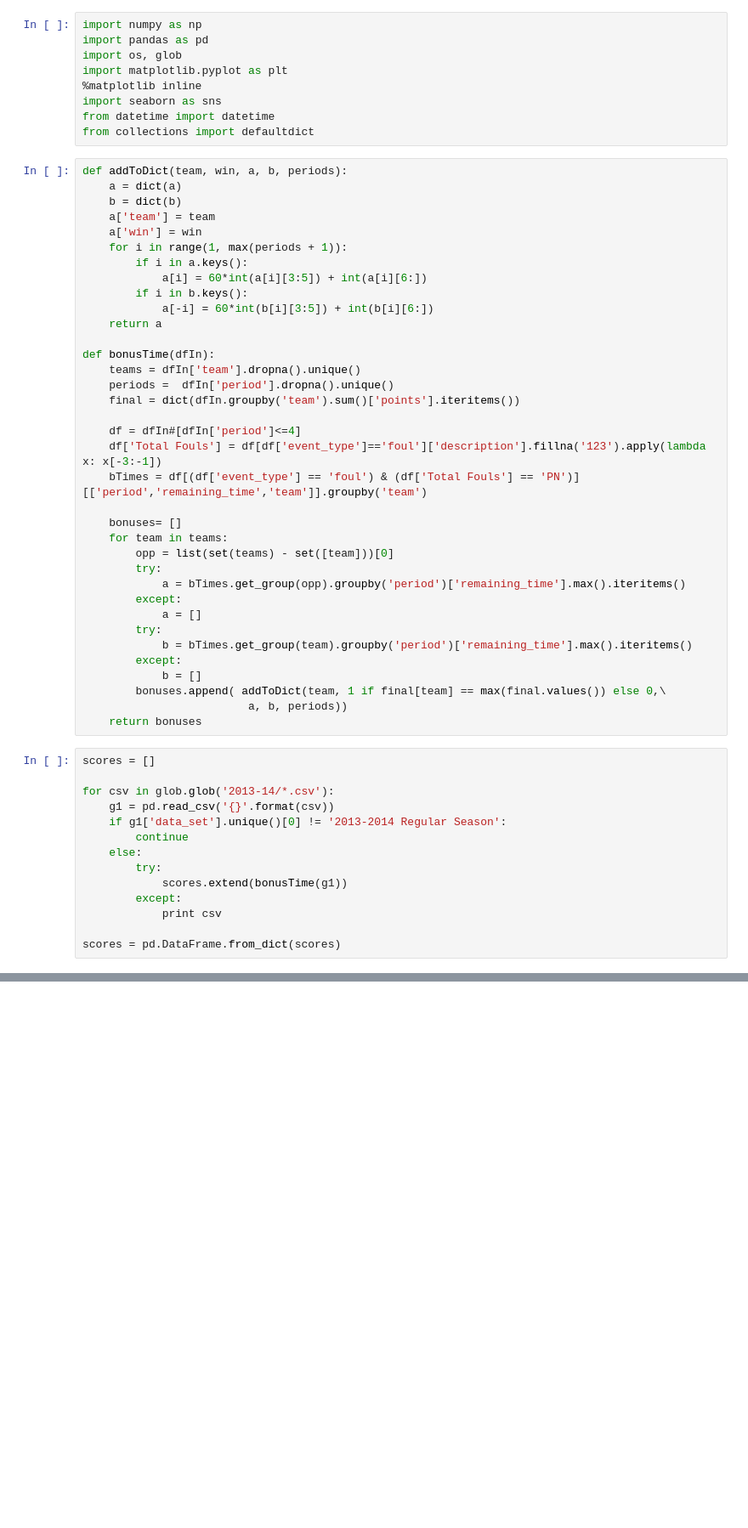
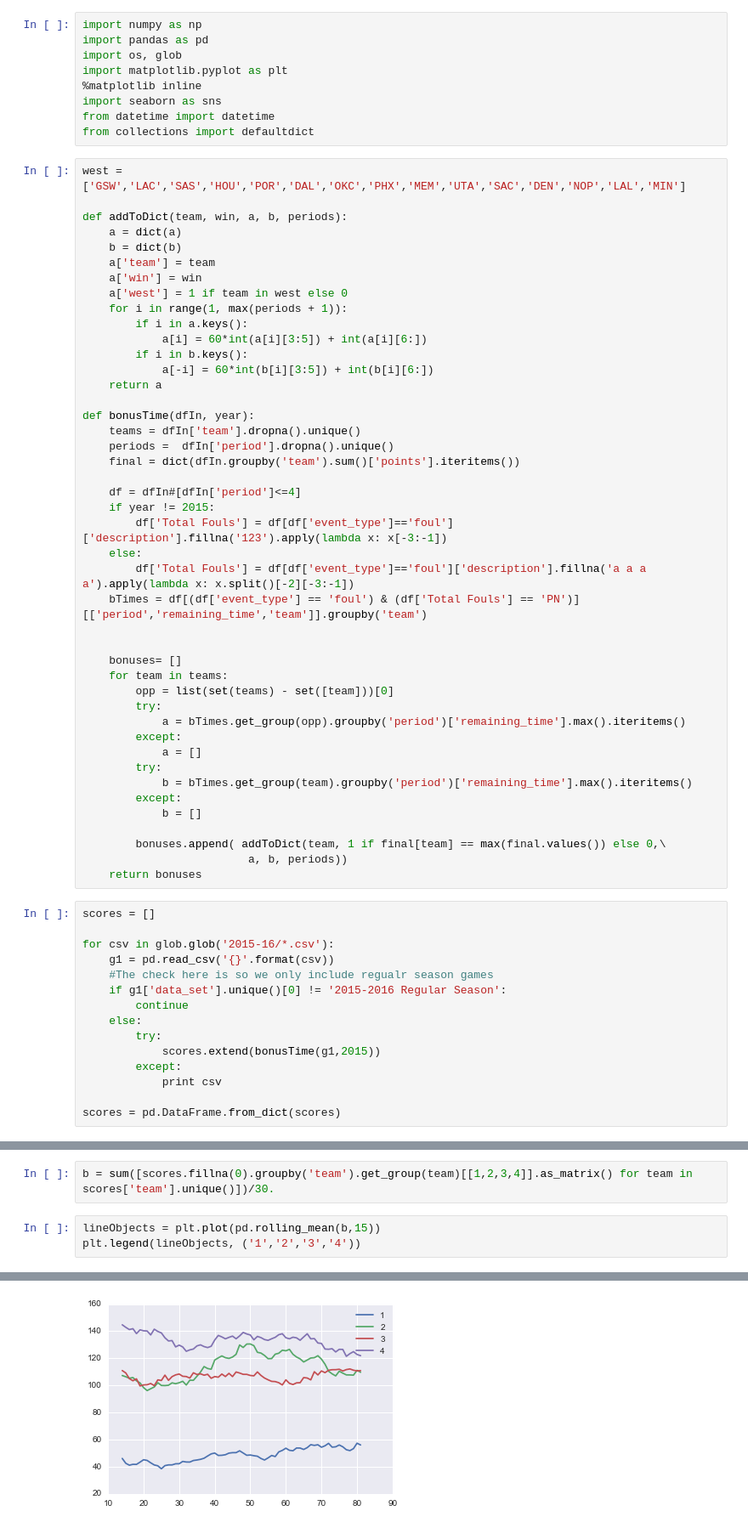
Before and after one commit to toddgaron/NBA, a Jupyter notebook: BonusTime.ipynb, the cells around one changed output, grey strips where cells are left out. Shown at 85% size. Cells and saved outputs as stored; diff of their text form; blank space fills up the shorter version.

```diff
--- a/BonusTime.ipynb
+++ b/BonusTime.ipynb
@@ -8,11 +8,14 @@ import seaborn as sns
 from datetime import datetime
 from collections import defaultdict
 # %%
+west = ['GSW','LAC','SAS','HOU','POR','DAL','OKC','PHX','MEM','UTA','SAC','DEN','NOP','LAL','MIN']
+
 def addToDict(team, win, a, b, periods):
     a = dict(a)
     b = dict(b)
     a['team'] = team
     a['win'] = win
+    a['west'] = 1 if team in west else 0
     for i in range(1, max(periods + 1)):
         if i in a.keys():
             a[i] = 60*int(a[i][3:5]) + int(a[i][6:])
@@ -20,14 +23,18 @@ def addToDict(team, win, a, b, periods):
             a[-i] = 60*int(b[i][3:5]) + int(b[i][6:])
     return a
 
-def bonusTime(dfIn):
+def bonusTime(dfIn, year):
     teams = dfIn['team'].dropna().unique()
     periods =  dfIn['period'].dropna().unique()
     final = dict(dfIn.groupby('team').sum()['points'].iteritems())
 
     df = dfIn#[dfIn['period']<=4]
-    df['Total Fouls'] = df[df['event_type']=='foul']['description'].fillna('123').apply(lambda x: x[-3:-1])
+    if year != 2015:
+        df['Total Fouls'] = df[df['event_type']=='foul']['description'].fillna('123').apply(lambda x: x[-3:-1])
+    else:
+        df['Total Fouls'] = df[df['event_type']=='foul']['description'].fillna('a a a a').apply(lambda x: x.split()[-2][-3:-1])
     bTimes = df[(df['event_type'] == 'foul') & (df['Total Fouls'] == 'PN')][['period','remaining_time','team']].groupby('team')
+
 
     bonuses= []
     for team in teams:
@@ -40,19 +47,21 @@ def bonusTime(dfIn):
             b = bTimes.get_group(team).groupby('period')['remaining_time'].max().iteritems()
         except:
             b = []
+
         bonuses.append( addToDict(team, 1 if final[team] == max(final.values()) else 0,\
                          a, b, periods))
     return bonuses
 # %%
 scores = []
 
-for csv in glob.glob('2013-14/*.csv'):
+for csv in glob.glob('2015-16/*.csv'):
     g1 = pd.read_csv('{}'.format(csv))
-    if g1['data_set'].unique()[0] != '2013-2014 Regular Season':
+    #The check here is so we only include regualr season games
+    if g1['data_set'].unique()[0] != '2015-2016 Regular Season':
         continue
     else:
         try:
-            scores.extend(bonusTime(g1))
+            scores.extend(bonusTime(g1,2015))
         except:
             print csv
 
@@ -126,0 +141,6 @@ scores.fillna(0).groupby('team').get_group('GSW')
+# %%
+b = sum([scores.fillna(0).groupby('team').get_group(team)[[1,2,3,4]].as_matrix() for team in scores['team'].unique()])/30.
+# %%
+lineObjects = plt.plot(pd.rolling_mean(b,15))
+plt.legend(lineObjects, ('1','2','3','4'))
+# %% [output]
@@ -126,0 +148 @@ scores.fillna(0).groupby('team').get_group('GSW')
+[figure, added]
```
Also changed, not shown: parts of 14 cells of this notebook.
